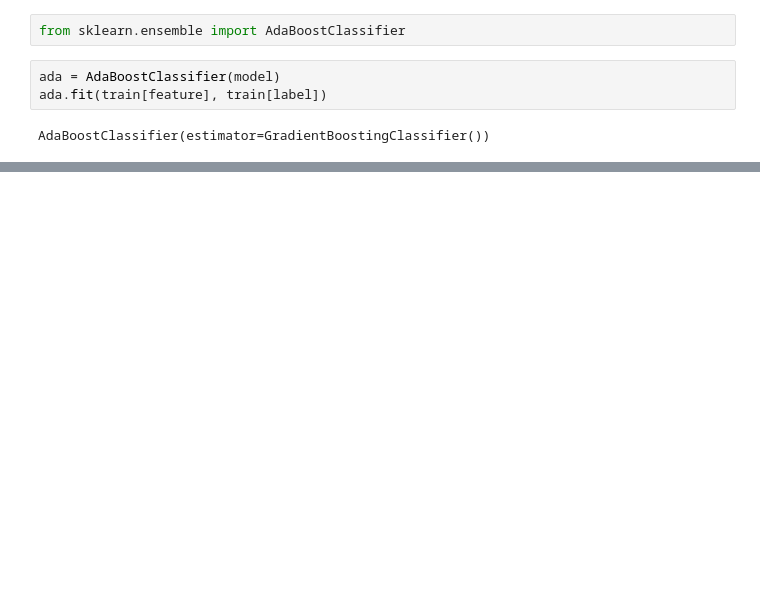
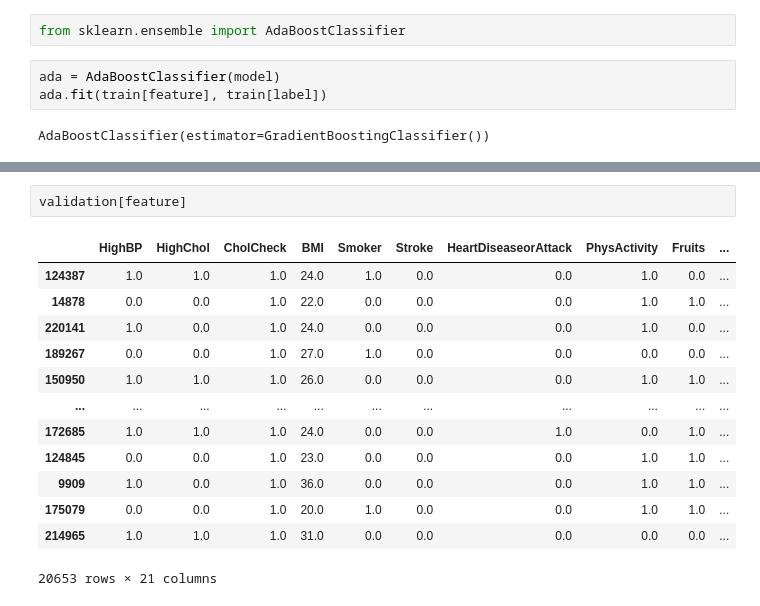
Before and after one commit to thg1rb/MLS-model-eval, a Jupyter notebook: creatingModel.ipynb, the cells around one changed output, grey strips where cells are left out. Cells and saved outputs as stored; diff of their text form; blank space fills up the shorter version.

```diff
--- a/creatingModel.ipynb
+++ b/creatingModel.ipynb
@@ -533,0 +574,16 @@ random_search.score(test[feature], test[label])
+# %%
+validation[feature]
+# %% [output]
+|  | HighBP | HighChol | CholCheck | BMI | Smoker | Stroke | HeartDiseaseorAttack | PhysActivity | Fruits | ... |
+| 124387 | 1.0 | 1.0 | 1.0 | 24.0 | 1.0 | 0.0 | 0.0 | 1.0 | 0.0 | ... |
+| 14878 | 0.0 | 0.0 | 1.0 | 22.0 | 0.0 | 0.0 | 0.0 | 1.0 | 1.0 | ... |
+| 220141 | 1.0 | 0.0 | 1.0 | 24.0 | 0.0 | 0.0 | 0.0 | 1.0 | 0.0 | ... |
+| 189267 | 0.0 | 0.0 | 1.0 | 27.0 | 1.0 | 0.0 | 0.0 | 0.0 | 0.0 | ... |
+| 150950 | 1.0 | 1.0 | 1.0 | 26.0 | 0.0 | 0.0 | 0.0 | 1.0 | 1.0 | ... |
+| ... | ... | ... | ... | ... | ... | ... | ... | ... | ... | ... |
+| 172685 | 1.0 | 1.0 | 1.0 | 24.0 | 0.0 | 0.0 | 1.0 | 0.0 | 1.0 | ... |
+| 124845 | 0.0 | 0.0 | 1.0 | 23.0 | 0.0 | 0.0 | 0.0 | 1.0 | 1.0 | ... |
+| 9909 | 1.0 | 0.0 | 1.0 | 36.0 | 0.0 | 0.0 | 0.0 | 1.0 | 1.0 | ... |
+| 175079 | 0.0 | 0.0 | 1.0 | 20.0 | 1.0 | 0.0 | 0.0 | 1.0 | 1.0 | ... |
+| 214965 | 1.0 | 1.0 | 1.0 | 31.0 | 0.0 | 0.0 | 0.0 | 0.0 | 0.0 | ... |
+20653 rows × 21 columns
```
Also changed, not shown: parts of 33 cells of this notebook, 3 other files.
